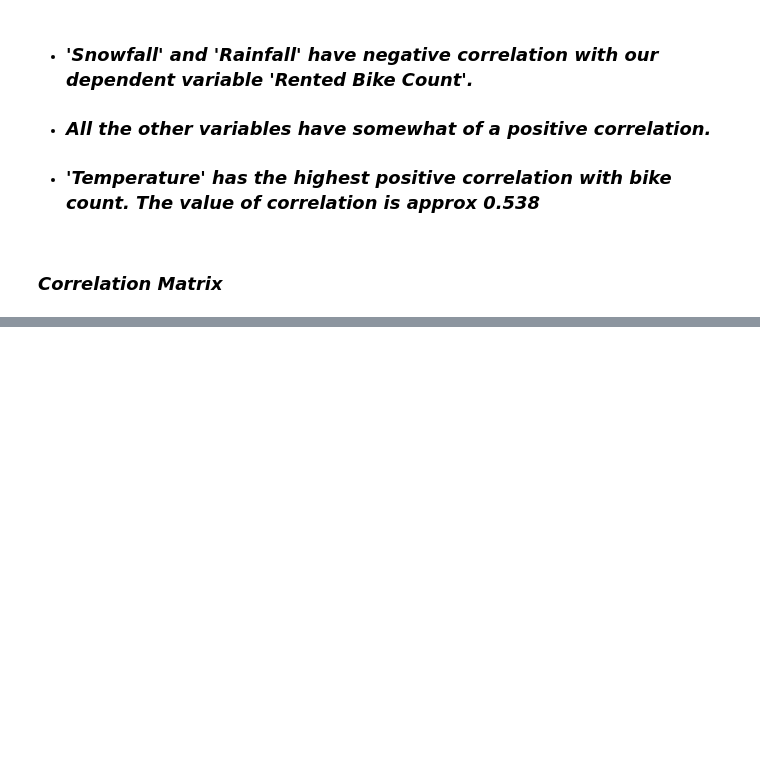
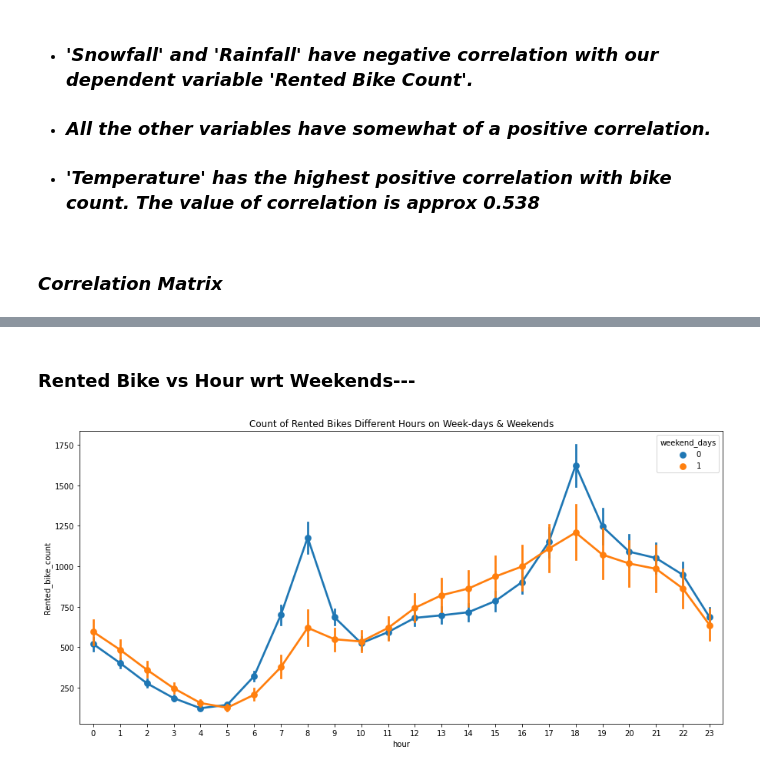
Before and after one commit to RanojoyBiswas/Bike-Sharing-Demand-Prediction, a Jupyter notebook: Bike_Sharing_Demand_Prediction_Capstone_Project.ipynb, the cells around one changed output, grey strips where cells are left out. Cells and saved outputs as stored; diff of their text form; code cells hidden in the pictures; blank space fills up the shorter version.

```diff
--- a/Bike_Sharing_Demand_Prediction_Capstone_Project.ipynb
+++ b/Bike_Sharing_Demand_Prediction_Capstone_Project.ipynb
@@ -656,0 +701,9 @@ correlation
+# %% [markdown]
+### <b>Rented Bike vs Hour wrt Weekends---
+# %%
+plt.figure(figsize=(15,7))
+ax = sns.pointplot(x = 'hour' , y = 'Rented_bike_count', data = df, hue = 'weekend_days')
+ax.set_title("Count of Rented Bikes Different Hours on Week-days & Weekends")
+plt.show()
+# %% [output]
+[figure, added]
```
Also changed, not shown: parts of 37 cells of this notebook.
